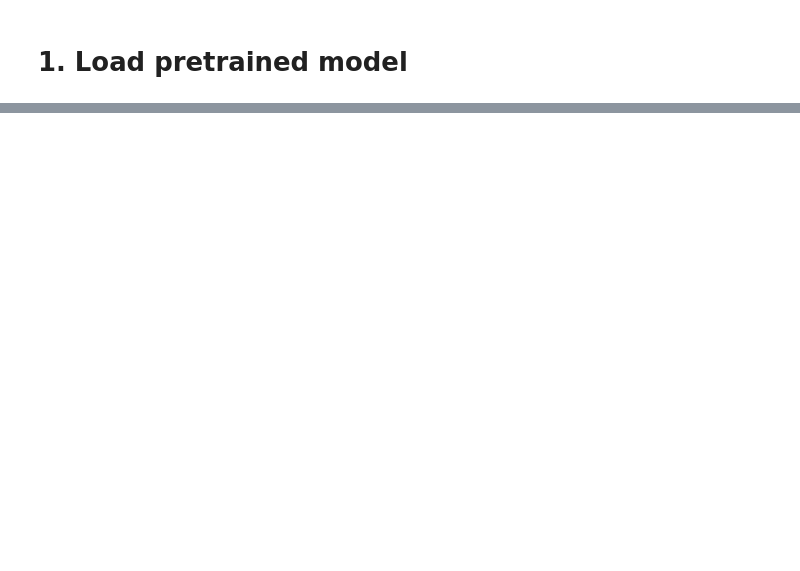
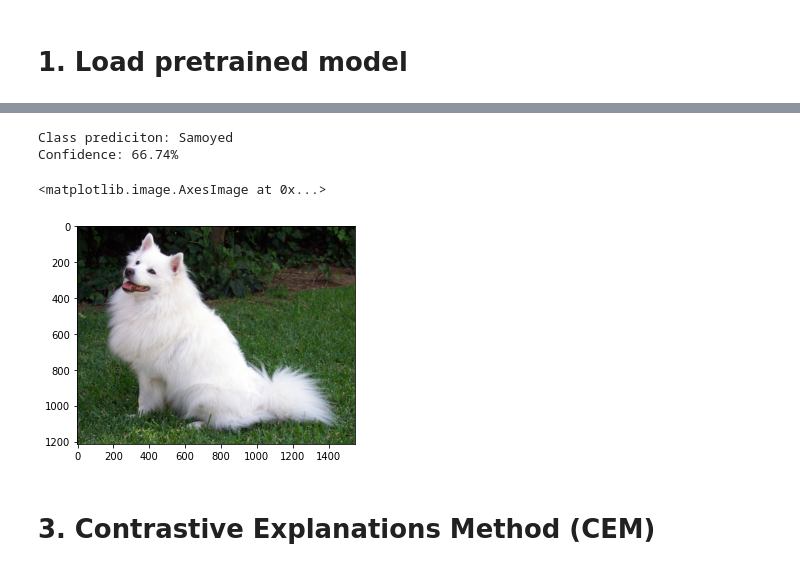
Before and after one commit to tlabarta/helpfulnessofxai, a Jupyter notebook: CEM - First attempt.ipynb, the cells around one changed output, grey strips where cells are left out. Cells and saved outputs as stored; diff of their text form; code cells hidden in the pictures; blank space fills up the shorter version.

Commit message:
Predict example image

```diff
--- a/CEM - First attempt.ipynb
+++ b/CEM - First attempt.ipynb
@@ -14,0 +46,48 @@ model.eval()
+# %%
+# Download an example image from the pytorch website
+import urllib
+url, filename = ("https://github.com/pytorch/hub/raw/master/images/dog.jpg", "dog.jpg")
+try: urllib.URLopener().retrieve(url, filename)
+except: urllib.request.urlretrieve(url, filename)
+# %%
+# sample execution (requires torchvision)
+from PIL import Image
+from torchvision import transforms
+input_image = Image.open(filename)
+preprocess = transforms.Compose([
+    transforms.Resize(256),
+    transforms.CenterCrop(224),
+    transforms.ToTensor(),
+    transforms.Normalize(mean=[0.485, 0.456, 0.406], std=[0.229, 0.224, 0.225]),
+])
+input_tensor = preprocess(input_image)
+input_batch = input_tensor.unsqueeze(0) # create a mini-batch as expected by the model
+
+# move the input and model to GPU for speed if available
+if torch.cuda.is_available():
+    input_batch = input_batch.to('cuda')
+    model.to('cuda')
+
+with torch.no_grad():
+    # Tensor of shape 1000, with confidence scores over Imagenet's 1000 classes
+    output = model(input_batch)
+
+# The output has unnormalized scores. To get probabilities, you can run a softmax on it.
+probabilities = torch.nn.functional.softmax(output[0], dim=0)
+
+# Prediction
+pred_idx = int(probabilities.argmax())
+pred_prob = float(probabilities[pred_idx])
+pred_class = labels[str(pred_idx)][1]
+print(f"Class prediciton: {pred_class}")
+print(f"Confidence: {round(pred_prob * 100, 2)}%")
+# %% [output]
+Class prediciton: Samoyed
+Confidence: 66.74%
+# %%
+plt.imshow(input_image)
+# %% [output]
+<matplotlib.image.AxesImage at 0x...>
+[figure, added]
+# %% [markdown]
+# 3. Contrastive Explanations Method (CEM)
```
Also changed, not shown: parts of 6 cells of this notebook, 1 other file.
